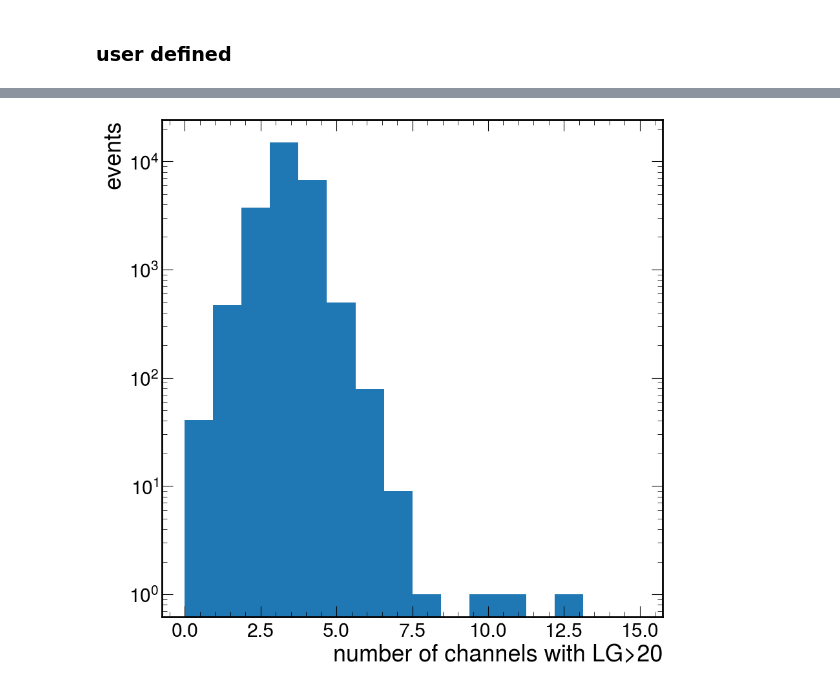
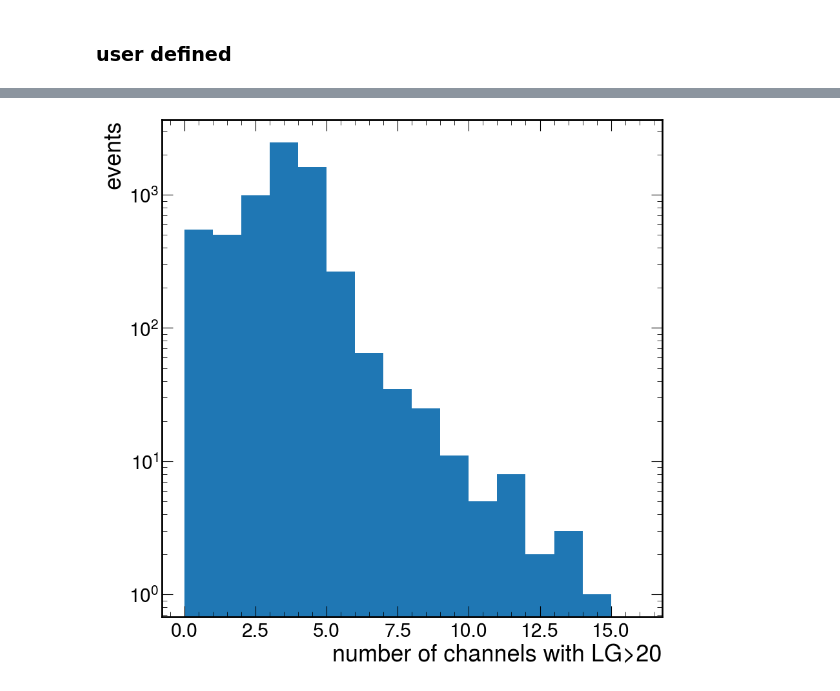
Before and after one commit to sebouh137/beamtest_plots, a Jupyter notebook: TwelveChannels.ipynb, the cells around one changed output, grey strips where cells are left out. Drawn from its saved outputs; the diff is of its cells as text; code cells hidden in the pictures.

Commit message:
more plots

```diff
--- a/TwelveChannels.ipynb
+++ b/TwelveChannels.ipynb
@@ -19,7 +19,7 @@ starttime=time.struct_time((2022, 12, 16, 14, 10,0,-1,-1,-1))
 
 renameChannels=False
 # %%
-with open('Run10_list.txt') as f:
+with open('Run12_list.txt') as f:
     lines = f.read().split('\n')
 tags = None
 channels =[]
@@ -64,5 +64,5 @@ if renameChannels:
 
 print(f"Done! Total events: {len(df)}")
 print(f"channels in df are:  {channels}")
-channels.remove("00")
+#channels.remove("00")
 # %% [output]
@@ -310,24 +227,0 @@ for gain in "LG HG".split():
-# %%
-gain="HG"
-fig, axs=plt.subplots(4,4, figsize=(16, 16))
-for i in range(len(channels)):
-    ch = channels[i]
-    plt.sca(axs[i//4][i%4])
-    hist,x,= np.histogram(df.eval(f"Ch_{ch}_{gain}"), bins=100 if gain== "LG" else 200,
-                          range=(0,100) if gain == "LG" else (0, 500))
-    plt.xlabel(f"Ch_{ch}_{gain}")
-    plt.ylabel("counts")
-
-    bin_centers=(x[1:]+x[:-1])/2
-
-    from scipy.optimize import curve_fit
-    if gain=="LG":
-        start,stop=int(20/(x[1]-x[0])),None
-    else :
-        start,stop=int(100/(x[1]-x[0])),None
-    p0=[1000, 30, 10]
-
-    plt.errorbar(bin_centers, hist, np.sqrt(hist), linestyle='', marker='o', label='data', markersize=3)
-    plt.yscale("log")
-    plt.ylim(0.1, 1e5)
-plt.tight_layout()
@@ -346,10 +283,12 @@ for i in range(len(channels)):
     plt.ylabel(f"Ch_{ch}_HG")
 
     q=f"Ch_{ch}_LG>20 and Ch_{ch}_HG>100 and Ch_{ch}_HG<5000 and Ch_{ch}_LG<1000"
-    x,= df.query(q).eval(f"Ch_{ch}_LG"),
+    x= df.query(q).eval(f"Ch_{ch}_LG")
     y = df.query(q).eval(f"Ch_{ch}_HG")
-    print(max(y), np.mean(df.query(f"Ch_{ch}_HG>{0.95*max(y)}").eval(f"Ch_{ch}_HG"))/max(y))
-
+    #print(max(y), np.mean(df.query(f"Ch_{ch}_HG>{0.95*max(y)}").eval(f"Ch_{ch}_HG"))/max(y))
+    if len(y)==0:
+        print("warning ch ", ch, "is empty")
+        continue
     q= f"Ch_{ch}_HG<{max(y)} and Ch_{ch}_LG>20 and Ch_{ch}_HG>100 and Ch_{ch}_HG<5000 and Ch_{ch}_LG<1000"
     xf= df.query(q).eval(f"Ch_{ch}_LG")
     yf= df.query(q).eval(f"Ch_{ch}_HG")
@@ -445,14 +369,14 @@ plt.tight_layout()
 # %%
 a="0"
 for ch in channels:
     a+=f"+1*(Ch_{ch}_LG>20)"
-plt.hist(df.eval(a),bins=16, range=(0,15))
+plt.hist(df.eval(a),bins=16, range=(0,16))
 plt.xlabel("number of channels with LG>20")
 plt.ylabel("events")
 plt.yscale('log')
 plt.show()
 # %% [output]
-[figure, old version]
+[figure, new version]
 # %%
 x=[]
 y=[]
```
Also changed, not shown: parts of 12 cells of this notebook.
